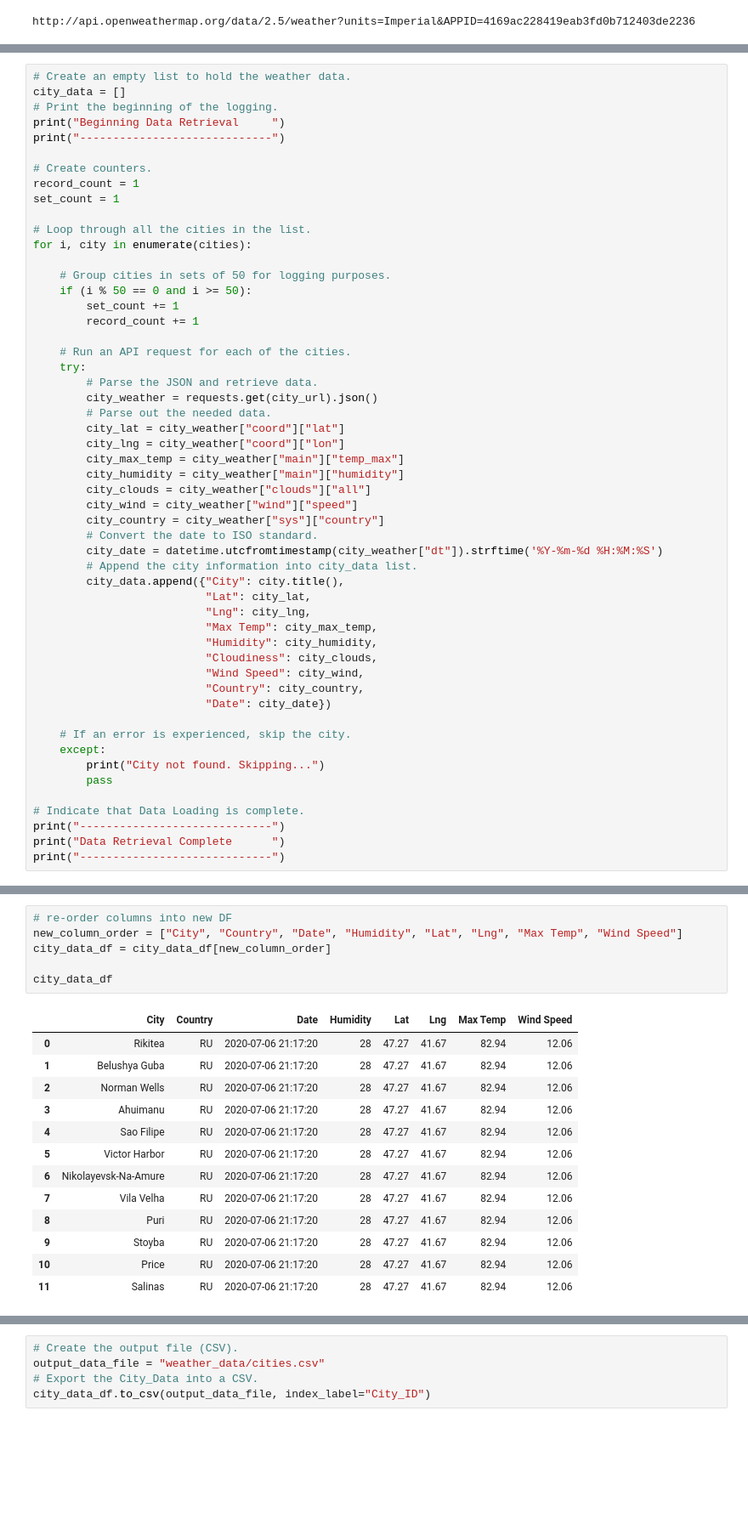
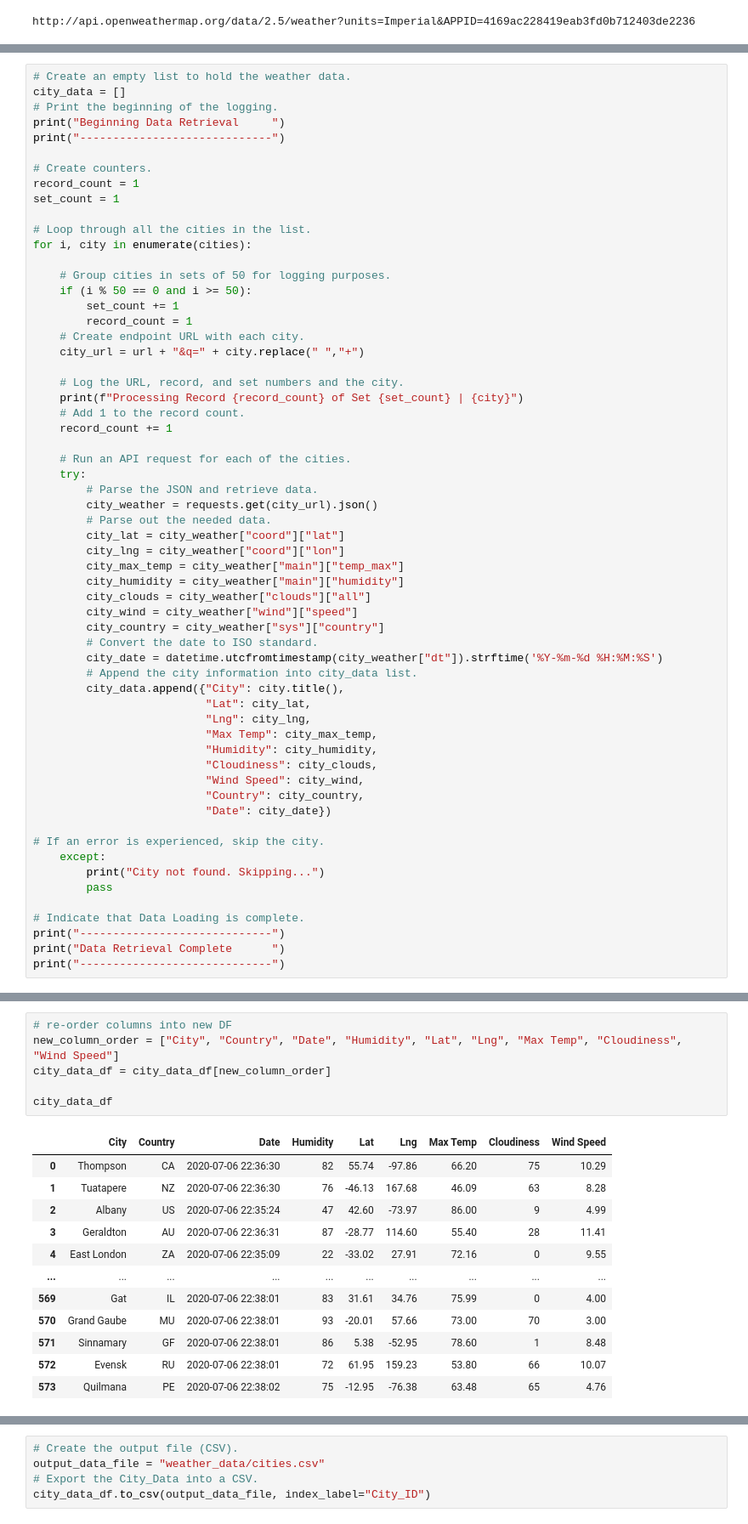
Before and after one commit to TrentBrunson/World_Weather_Analysis, a Jupyter notebook: WeatherPy.ipynb, the cells around one changed output, grey strips where cells are left out. Shown at 85% size. Saved outputs shown, nothing was run; the diff lists cells and outputs as text; blank space fills up the shorter version.

Commit message:
final city weather

```diff
--- a/WeatherPy.ipynb
+++ b/WeatherPy.ipynb
@@ -149,7 +185,14 @@ for i, city in enumerate(cities):
     # Group cities in sets of 50 for logging purposes.
     if (i % 50 == 0 and i >= 50):
         set_count += 1
-        record_count += 1
+        record_count = 1
+    # Create endpoint URL with each city.
+    city_url = url + "&q=" + city.replace(" ","+")
+
+    # Log the URL, record, and set numbers and the city.
+    print(f"Processing Record {record_count} of Set {set_count} | {city}")
+    # Add 1 to the record count.
+    record_count += 1
 
     # Run an API request for each of the cities.
     try:
@@ -176,7 +219,7 @@ for i, city in enumerate(cities):
                           "Country": city_country,
                           "Date": city_date})
 
-    # If an error is experienced, skip the city.
+# If an error is experienced, skip the city.
     except:
         print("City not found. Skipping...")
         pass
@@ -210,20 +269,19 @@ city_data_df.head(10)
 # %%
 # re-order columns into new DF
-new_column_order = ["City", "Country", "Date", "Humidity", "Lat", "Lng", "Max Temp", "Wind Speed"]
+new_column_order = ["City", "Country", "Date", "Humidity", "Lat", "Lng", "Max Temp", "Cloudiness", "Wind Speed"]
 city_data_df = city_data_df[new_column_order]
 
 city_data_df
 # %% [output]
-|  | City | Country | Date | Humidity | Lat | Lng | Max Temp | Wind Speed |
-| 0 | Rikitea | RU | 2020-07-06 21:17:20 | 28 | 47.27 | 41.67 | 82.94 | 12.06 |
-| 1 | Belushya Guba | RU | 2020-07-06 21:17:20 | 28 | 47.27 | 41.67 | 82.94 | 12.06 |
-| 2 | Norman Wells | RU | 2020-07-06 21:17:20 | 28 | 47.27 | 41.67 | 82.94 | 12.06 |
-| 3 | Ahuimanu | RU | 2020-07-06 21:17:20 | 28 | 47.27 | 41.67 | 82.94 | 12.06 |
-| 4 | Sao Filipe | RU | 2020-07-06 21:17:20 | 28 | 47.27 | 41.67 | 82.94 | 12.06 |
-| 5 | Victor Harbor | RU | 2020-07-06 21:17:20 | 28 | 47.27 | 41.67 | 82.94 | 12.06 |
-| 6 | Nikolayevsk-Na-Amure | RU | 2020-07-06 21:17:20 | 28 | 47.27 | 41.67 | 82.94 | 12.06 |
-| 7 | Vila Velha | RU | 2020-07-06 21:17:20 | 28 | 47.27 | 41.67 | 82.94 | 12.06 |
-| 8 | Puri | RU | 2020-07-06 21:17:20 | 28 | 47.27 | 41.67 | 82.94 | 12.06 |
-| 9 | Stoyba | RU | 2020-07-06 21:17:20 | 28 | 47.27 | 41.67 | 82.94 | 12.06 |
-| 10 | Price | RU | 2020-07-06 21:17:20 | 28 | 47.27 | 41.67 | 82.94 | 12.06 |
-| 11 | Salinas | RU | 2020-07-06 21:17:20 | 28 | 47.27 | 41.67 | 82.94 | 12.06 |
+|  | City | Country | Date | Humidity | Lat | Lng | Max Temp | Cloudiness | Wind Speed |
+| 0 | Thompson | CA | 2020-07-06 22:36:30 | 82 | 55.74 | -97.86 | 66.20 | 75 | 10.29 |
+| 1 | Tuatapere | NZ | 2020-07-06 22:36:30 | 76 | -46.13 | 167.68 | 46.09 | 63 | 8.28 |
+| 2 | Albany | US | 2020-07-06 22:35:24 | 47 | 42.60 | -73.97 | 86.00 | 9 | 4.99 |
+| 3 | Geraldton | AU | 2020-07-06 22:36:31 | 87 | -28.77 | 114.60 | 55.40 | 28 | 11.41 |
+| 4 | East London | ZA | 2020-07-06 22:35:09 | 22 | -33.02 | 27.91 | 72.16 | 0 | 9.55 |
+| ... | ... | ... | ... | ... | ... | ... | ... | ... | ... |
+| 569 | Gat | IL | 2020-07-06 22:38:01 | 83 | 31.61 | 34.76 | 75.99 | 0 | 4.00 |
+| 570 | Grand Gaube | MU | 2020-07-06 22:38:01 | 93 | -20.01 | 57.66 | 73.00 | 70 | 3.00 |
+| 571 | Sinnamary | GF | 2020-07-06 22:38:01 | 86 | 5.38 | -52.95 | 78.60 | 1 | 8.48 |
+| 572 | Evensk | RU | 2020-07-06 22:38:01 | 72 | 61.95 | 159.23 | 53.80 | 66 | 10.07 |
+| 573 | Quilmana | PE | 2020-07-06 22:38:02 | 75 | -12.95 | -76.38 | 63.48 | 65 | 4.76 |
```
Also changed, not shown: parts of 10 cells of this notebook, 1 other file.
